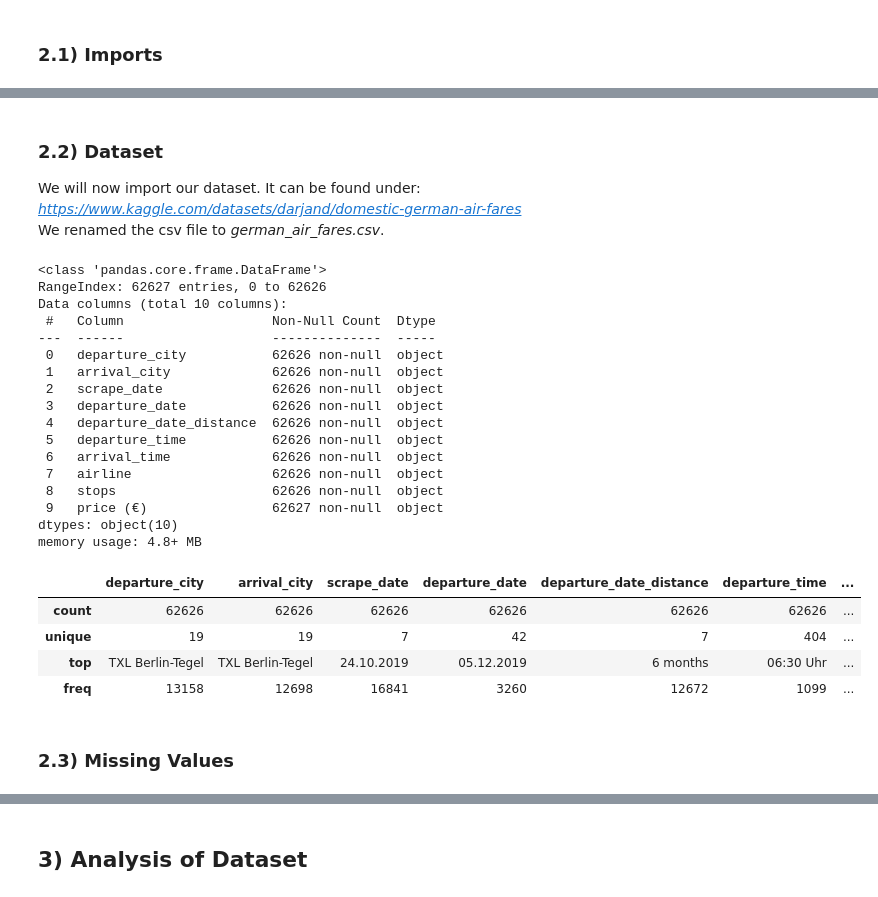
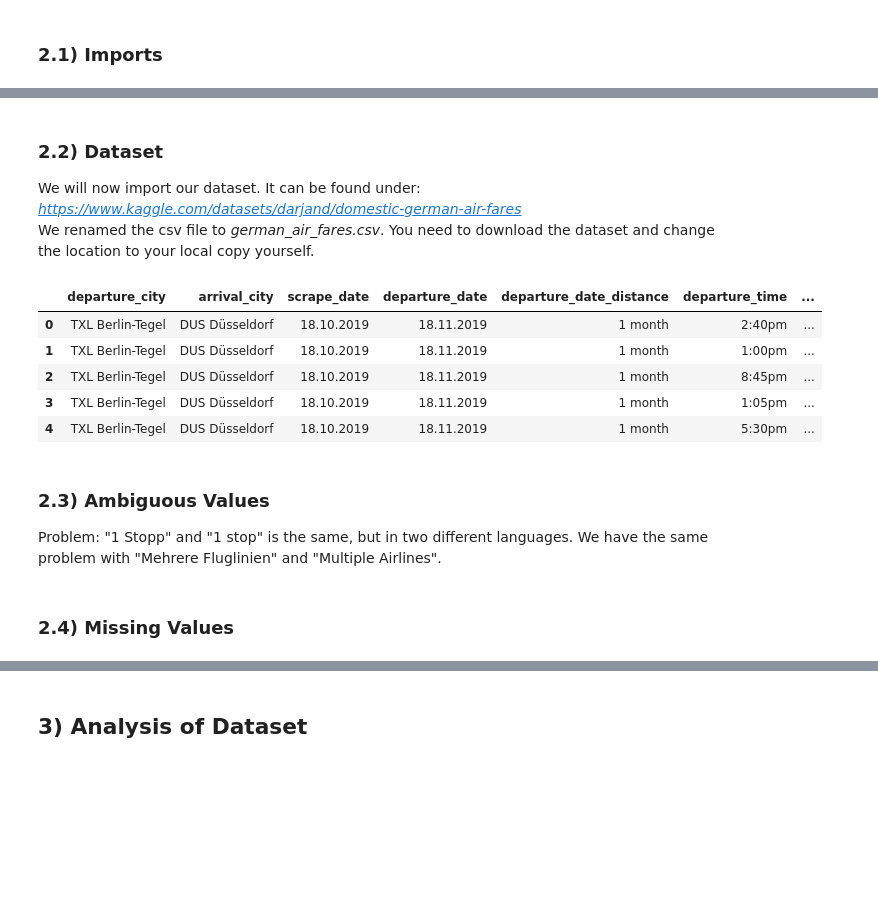
Before and after one commit to andeleyev/Flight_Predictions_FDS-Project, a Jupyter notebook: notebook.ipynb, the cells around one changed output, grey strips where cells are left out. Cells and saved outputs as stored; diff of their text form; code cells hidden in the pictures; blank space fills up the shorter version.

```diff
--- a/notebook.ipynb
+++ b/notebook.ipynb
@@ -23,33 +52,22 @@ import random
 # %% [markdown]
 ### **2.2) Dataset**
 We will now import our dataset. It can be found under:  [*https://www.kaggle.com/datasets/darjand/domestic-german-air-fares*](https://www.kaggle.com/datasets/darjand/domestic-german-air-fares)<br>
-We renamed the csv file to *german_air_fares.csv*.
+We renamed the csv file to *german_air_fares.csv*. You need to download the dataset and change the location to your local copy yourself.
 # %%
+#original_data = pd.read_csv("/content/drive/My Drive/Colab Notebooks/german_air_fares.csv", sep=";")
 data = pd.read_csv("german_air_fares.csv", sep=";")
+data = original_data
 data.head()
-data.head()
-data.info()
-data.describe()
+#data.info()
+#data.describe()
 # %% [output]
-<class 'pandas.core.frame.DataFrame'>
-RangeIndex: 62627 entries, 0 to 62626
-Data columns (total 10 columns):
- #   Column                   Non-Null Count  Dtype
----  ------                   --------------  -----
- 0   departure_city           62626 non-null  object
- 1   arrival_city             62626 non-null  object
- 2   scrape_date              62626 non-null  object
- 3   departure_date           62626 non-null  object
- 4   departure_date_distance  62626 non-null  object
- 5   departure_time           62626 non-null  object
- 6   arrival_time             62626 non-null  object
- 7   airline                  62626 non-null  object
- 8   stops                    62626 non-null  object
- 9   price (€)                62627 non-null  object
-dtypes: object(10)
-memory usage: 4.8+ MB
 |  | departure_city | arrival_city | scrape_date | departure_date | departure_date_distance | departure_time | ... |
-| count | 62626 | 62626 | 62626 | 62626 | 62626 | 62626 | ... |
-| unique | 19 | 19 | 7 | 42 | 7 | 404 | ... |
-| top | TXL Berlin-Tegel | TXL Berlin-Tegel | 24.10.2019 | 05.12.2019 | 6 months | 06:30 Uhr | ... |
-| freq | 13158 | 12698 | 16841 | 3260 | 12672 | 1099 | ... |
+| 0 | TXL Berlin-Tegel | DUS Düsseldorf | 18.10.2019 | 18.11.2019 | 1 month | 2:40pm | ... |
+| 1 | TXL Berlin-Tegel | DUS Düsseldorf | 18.10.2019 | 18.11.2019 | 1 month | 1:00pm | ... |
+| 2 | TXL Berlin-Tegel | DUS Düsseldorf | 18.10.2019 | 18.11.2019 | 1 month | 8:45pm | ... |
+| 3 | TXL Berlin-Tegel | DUS Düsseldorf | 18.10.2019 | 18.11.2019 | 1 month | 1:05pm | ... |
+| 4 | TXL Berlin-Tegel | DUS Düsseldorf | 18.10.2019 | 18.11.2019 | 1 month | 5:30pm | ... |
+# %% [markdown]
+### **2.3) Ambiguous Values**
+
+Problem: "1 Stopp" and "1 stop" is the same, but in two different languages. We have the same problem with "Mehrere Fluglinien" and "Multiple Airlines".
@@ -56,2 +105,2 @@ memory usage: 4.8+ MB
 # %% [markdown]
-### **2.3) Missing Values**
+### **2.4) Missing Values**
```
Also changed, not shown: parts of 138 cells of this notebook.
